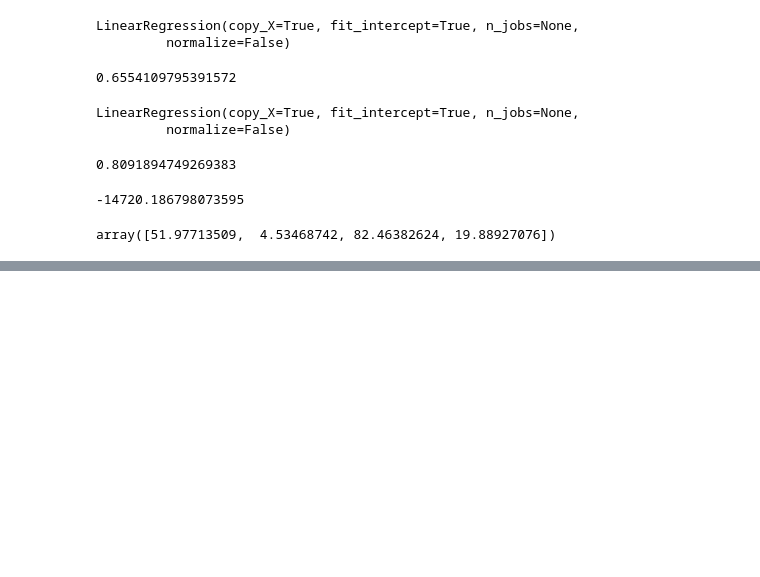
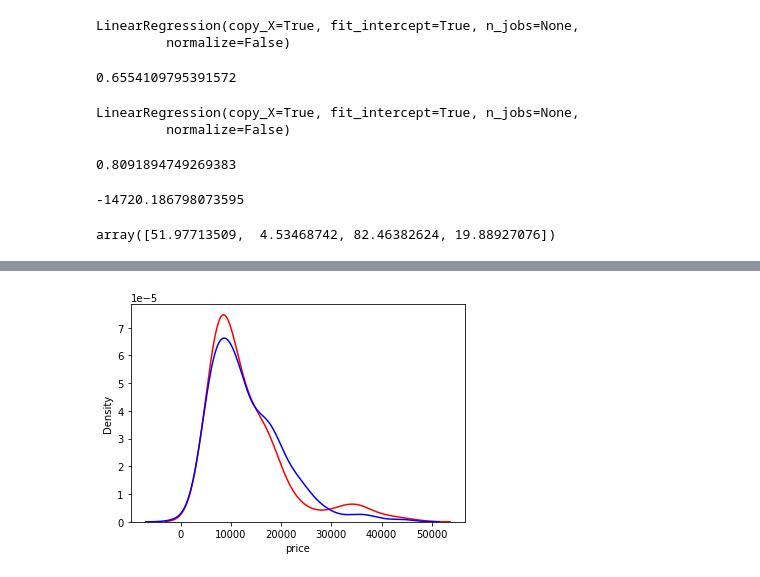
Before and after one commit to andersoncordeiro/Learn-Pandas, a Jupyter notebook: pandas-basico-analise-carros-Copy1.ipynb, the cells around one changed output, grey strips where cells are left out. Drawn from its saved outputs; the diff is of its cells as text; code cells hidden in the pictures; blank space fills up the shorter version.

```diff
--- a/pandas-basico-analise-carros-Copy1.ipynb
+++ b/pandas-basico-analise-carros-Copy1.ipynb
@@ -412,0 +453,7 @@ price = -14720.186798073595 + 51.97713509 * horsepower + 4.53468742 * curb-weigh
+# %%
+ax1 = sns.distplot(df['price'], hist=False, color="r", label='Valor Atual')
+sns.distplot(Y_hat, hist=False, color='b', label='Previsto', ax=ax1)
+plt.show()
+plt.close()
+# %% [output]
+[figure, added]
```
Also changed, not shown: parts of 14 cells of this notebook.
